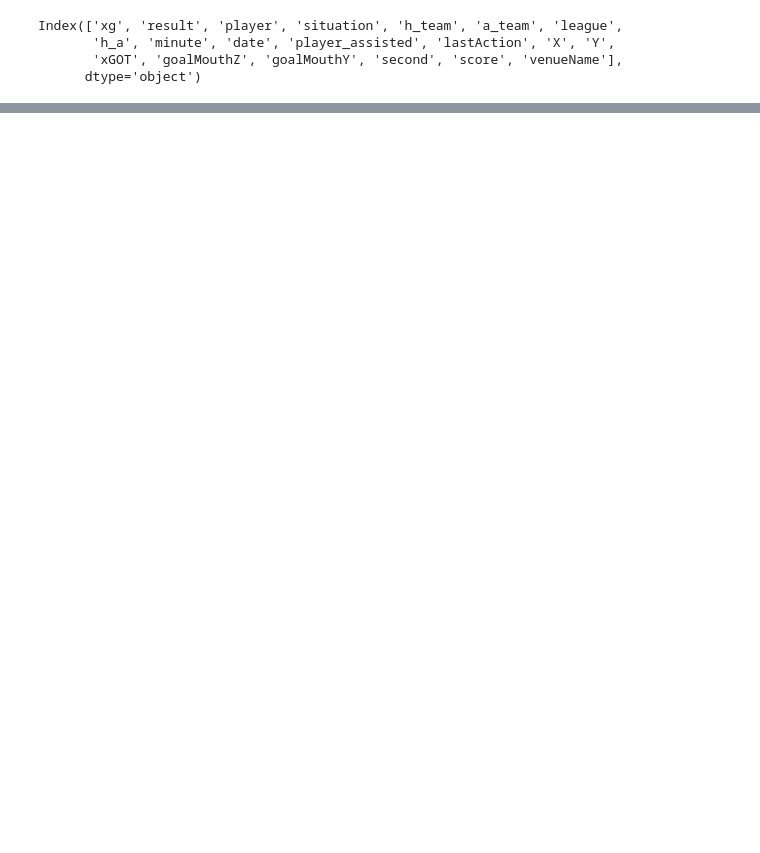
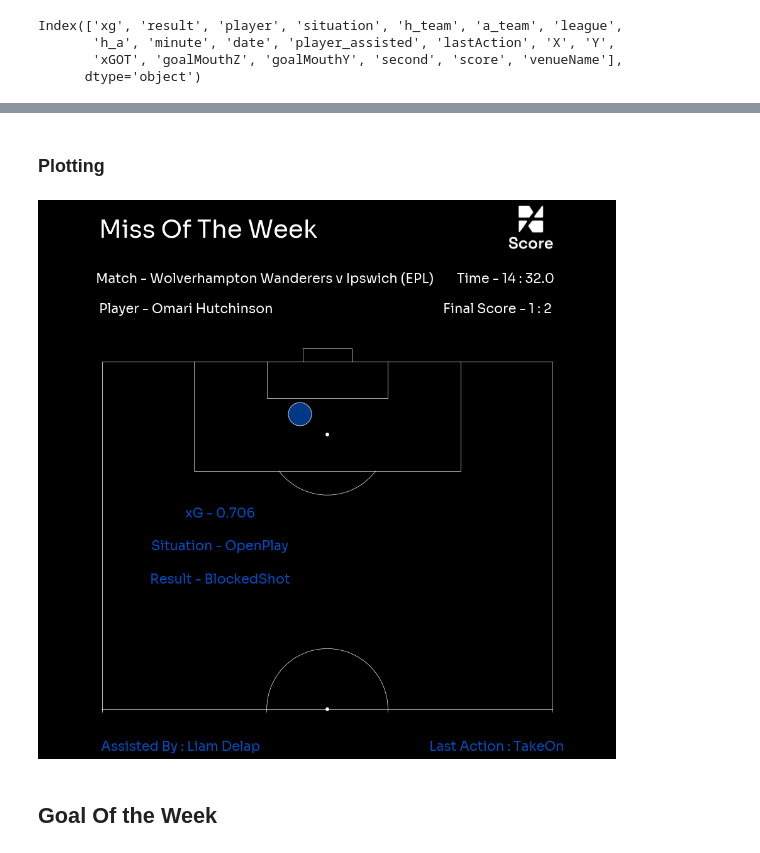
Before and after one commit to ishdeep-10/IndianCitizen, a Jupyter notebook: ScorePredict/notebooks/WeeklyPlots.ipynb, the cells around one changed output, grey strips where cells are left out. Saved outputs shown, nothing was run; the diff lists cells and outputs as text; code cells hidden in the pictures; blank space fills up the shorter version.

```diff
--- a/ScorePredict/notebooks/WeeklyPlots.ipynb
+++ b/ScorePredict/notebooks/WeeklyPlots.ipynb
@@ -323,0 +336,10 @@ plot_goal_low_xg(df_goal_low_xg)
+# %%
+miss_high_xg = """select round("xG" :: numeric ,4) xg,"result",player,situation,h_team,a_team,league,h_a,"minute",date,player_assisted,"lastAction","X","Y"
+from understat_shots_tb
+where "date" > current_date - 7
+and "result" != 'Goal' and situation != 'Penalty'
+order by "xG" desc
+limit 1;"""
+
+with engine.connect() as conn:
+    df_miss_high_xg = pd.read_sql(miss_high_xg, conn)
@@ -323,0 +368,9 @@ plot_goal_low_xg(df_goal_low_xg)
+# %%
+player = df_miss_high_xg['player'].iloc[0]
+minute = df_miss_high_xg['minute'].iloc[0]
+
+df_miss_high_xg['goalMouthZ'] = events_df[(events_df['type'] == 'SavedShot') & (events_df['playerName'] == player) & (events_df['minute'] == minute)]['goalMouthZ'].iloc[0]
+df_miss_high_xg['goalMouthY'] = events_df[(events_df['type'] == 'SavedShot') & (events_df['playerName'] == player) & (events_df['minute'] == minute)]['goalMouthY'].iloc[0]
+df_miss_high_xg['second'] = events_df[(events_df['type'] == 'SavedShot') & (events_df['playerName'] == player) & (events_df['minute'] == minute)]['second'].iloc[0]
+df_miss_high_xg['score'] = events_df[(events_df['type'] == 'SavedShot') & (events_df['playerName'] == player) & (events_df['minute'] == minute)]['score'].iloc[0]
+df_miss_high_xg['venueName'] =events_df[(events_df['type'] == 'SavedShot') & (events_df['playerName'] == player) & (events_df['minute'] == minute)]['venueName'].iloc[0]
@@ -323,0 +382,2 @@ plot_goal_low_xg(df_goal_low_xg)
+# %% [markdown]
+### Plotting
@@ -323,0 +549,7 @@ plot_goal_low_xg(df_goal_low_xg)
+# %%
+df_miss_high_xg1 = df_miss_high_xg.copy()
+plot_miss_high_xg(df_miss_high_xg1)
+# %% [output]
+[figure, added]
+# %% [markdown]
+## Goal Of the Week
```
Also changed, not shown: parts of 8 cells of this notebook, 4 other files.
